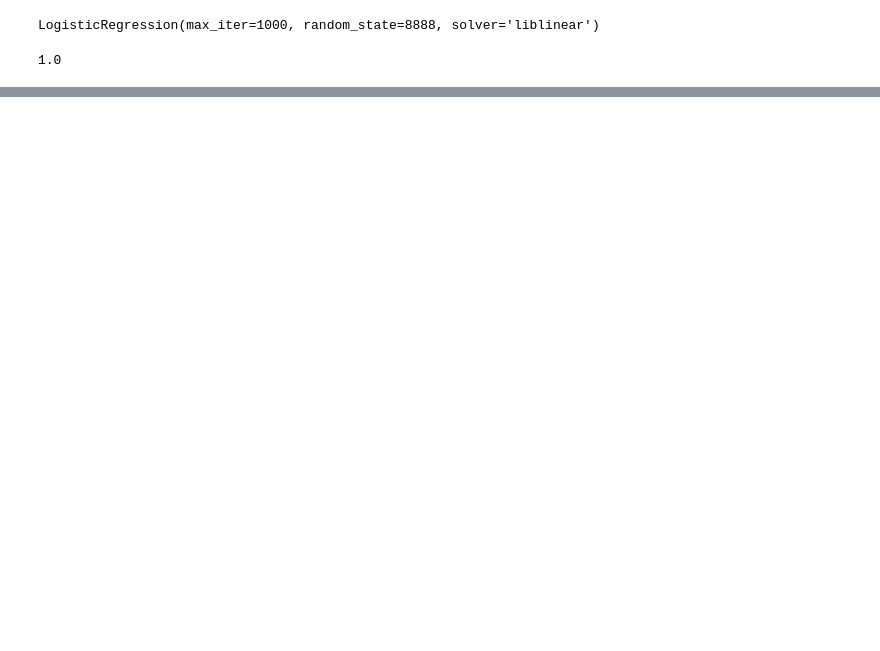
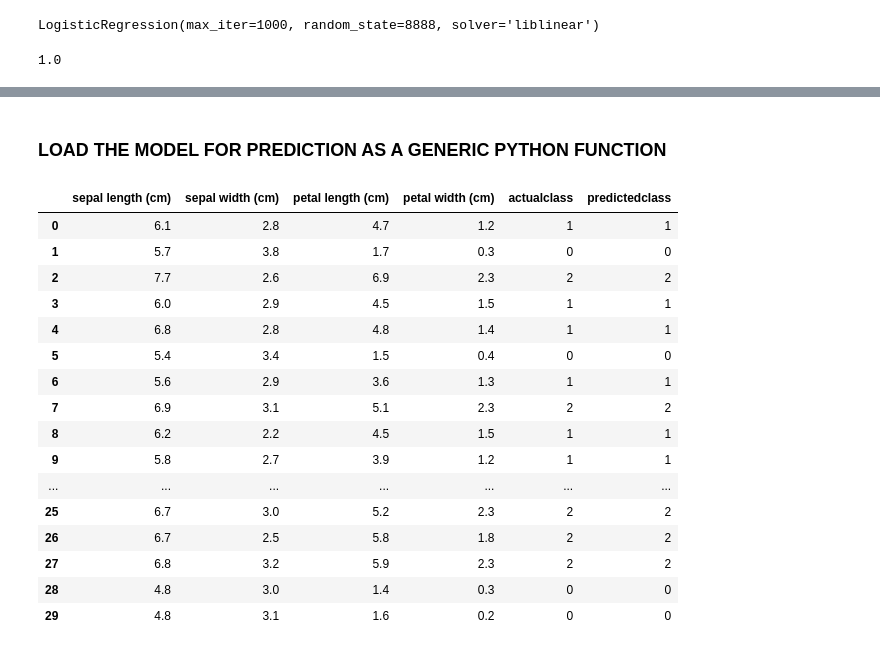
Before and after one commit to Gyani25k/Deep-Learning-MLOPS, a Jupyter notebook: Project1-Using-Mlflow/FirstProjectUsingMlflow.ipynb, the cells around one changed output, grey strips where cells are left out. Cells and saved outputs as stored; diff of their text form; code cells hidden in the pictures; blank space fills up the shorter version.

Commit message:
Added Project for MLFLOW

```diff
--- a/Project1-Using-Mlflow/FirstProjectUsingMlflow.ipynb
+++ b/Project1-Using-Mlflow/FirstProjectUsingMlflow.ipynb
@@ -111,0 +860,32 @@ Created version '2' of model 'quickstart'.
+# %% [markdown]
+### LOAD THE MODEL FOR PREDICTION AS A GENERIC PYTHON FUNCTION
+# %%
+loaded_model = mlflow.pyfunc.load_model(model_info.model_uri)
+# %%
+prediction = loaded_model.predict(X_test)
+
+iris_feature_name = load_iris().feature_names
+
+df = pd.DataFrame(X_test,columns=iris_feature_name)
+df['actualclass'] = y_test
+df['predictedclass'] = prediction
+# %%
+df
+# %% [output]
+|  | sepal length (cm) | sepal width (cm) | petal length (cm) | petal width (cm) | actualclass | predictedclass |
+| 0 | 6.1 | 2.8 | 4.7 | 1.2 | 1 | 1 |
+| 1 | 5.7 | 3.8 | 1.7 | 0.3 | 0 | 0 |
+| 2 | 7.7 | 2.6 | 6.9 | 2.3 | 2 | 2 |
+| 3 | 6.0 | 2.9 | 4.5 | 1.5 | 1 | 1 |
+| 4 | 6.8 | 2.8 | 4.8 | 1.4 | 1 | 1 |
+| 5 | 5.4 | 3.4 | 1.5 | 0.4 | 0 | 0 |
+| 6 | 5.6 | 2.9 | 3.6 | 1.3 | 1 | 1 |
+| 7 | 6.9 | 3.1 | 5.1 | 2.3 | 2 | 2 |
+| 8 | 6.2 | 2.2 | 4.5 | 1.5 | 1 | 1 |
+| 9 | 5.8 | 2.7 | 3.9 | 1.2 | 1 | 1 |
+| ... | ... | ... | ... | ... | ... | ... |
+| 25 | 6.7 | 3.0 | 5.2 | 2.3 | 2 | 2 |
+| 26 | 6.7 | 2.5 | 5.8 | 1.8 | 2 | 2 |
+| 27 | 6.8 | 3.2 | 5.9 | 2.3 | 2 | 2 |
+| 28 | 4.8 | 3.0 | 1.4 | 0.3 | 0 | 0 |
+| 29 | 4.8 | 3.1 | 1.6 | 0.2 | 0 | 0 |
```
Also changed, not shown: parts of 6 cells of this notebook, 2 other files.
